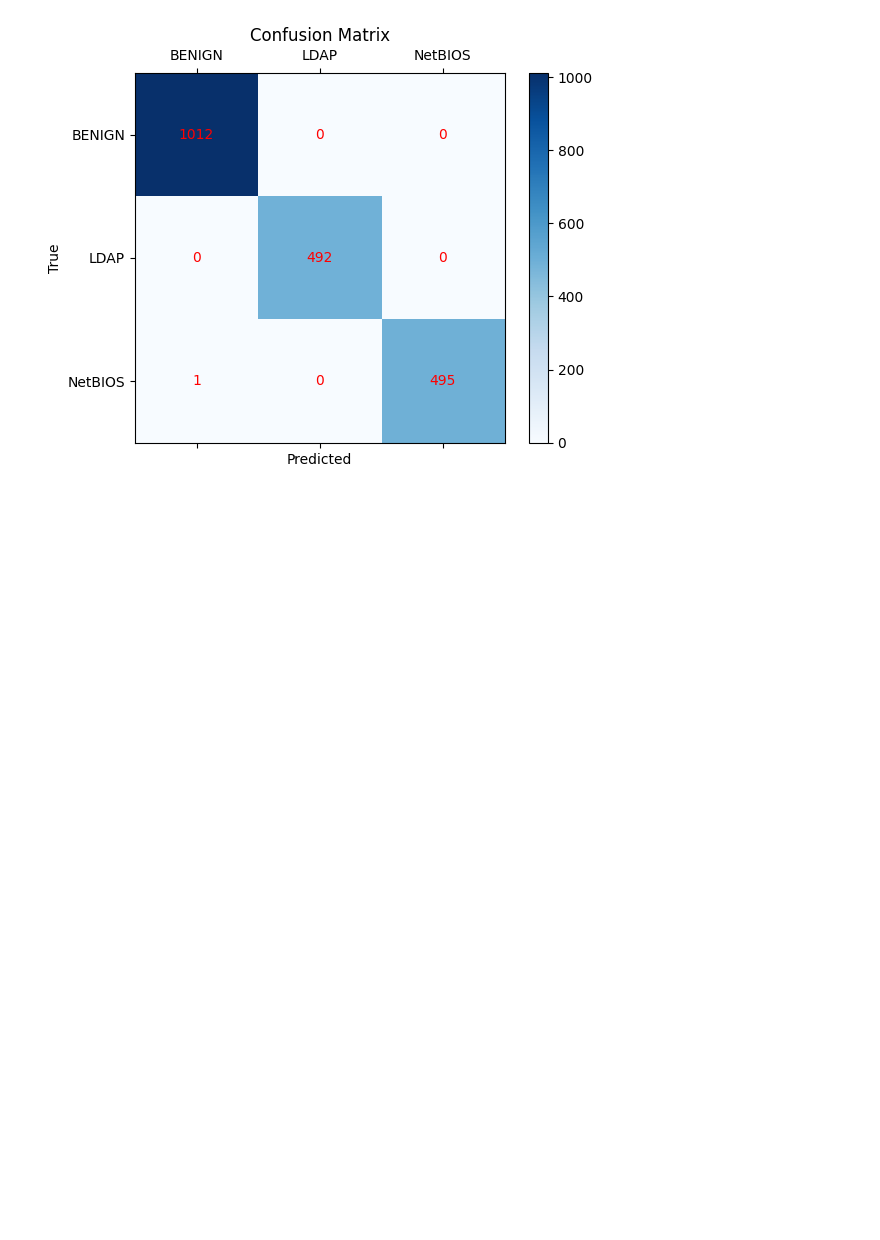
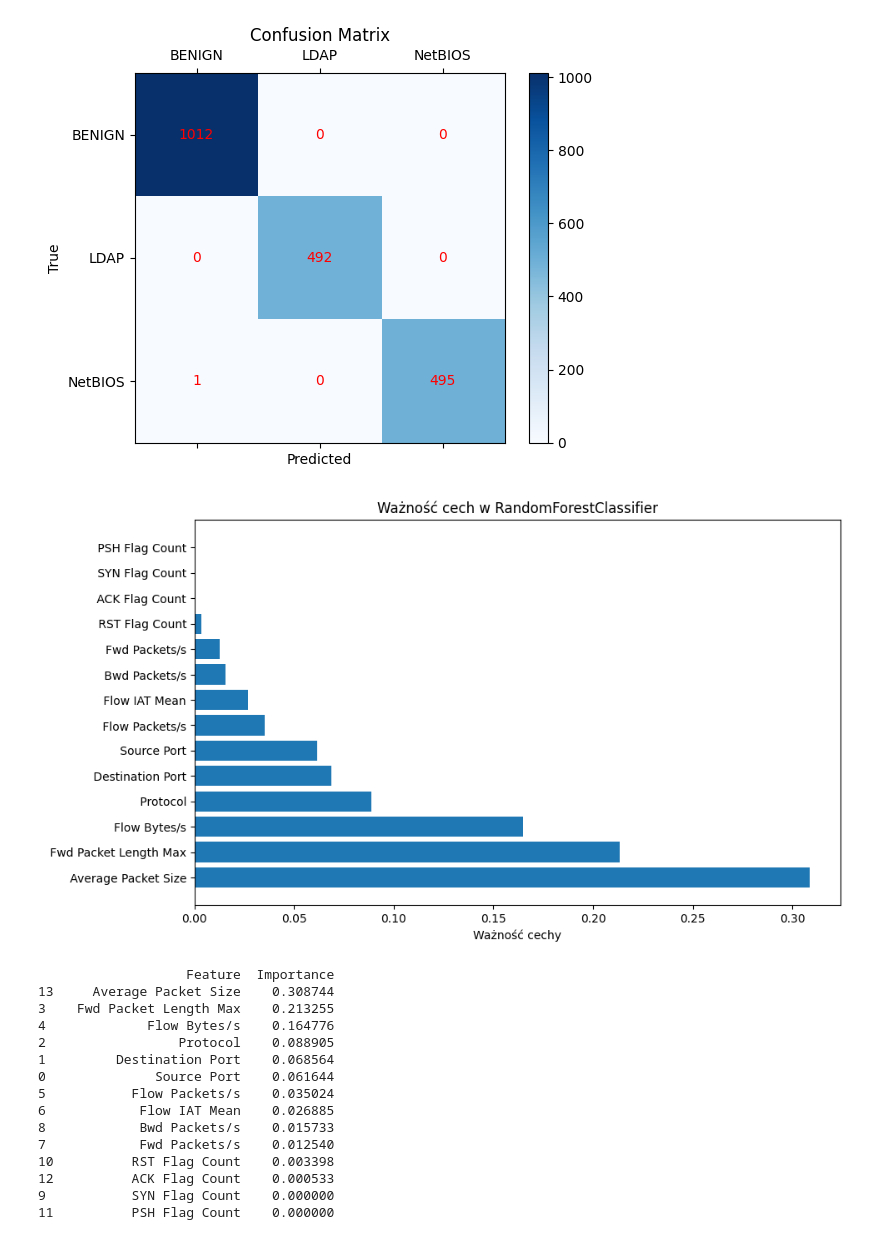
Before and after one commit to akaras161/AI_DDoS_detection, a Jupyter notebook: v2_undersampling_data_set.ipynb, the cells around one changed output. Drawn from its saved outputs; the diff is of its cells as text; code cells hidden in the pictures; blank space fills up the shorter version.

```diff
--- a/v2_undersampling_data_set.ipynb
+++ b/v2_undersampling_data_set.ipynb
@@ -218,3 +218,38 @@ for (i, j), val in np.ndenumerate(cm):
 plt.show()
 # %% [output]
 [figure]
+# %%
+importances = model.feature_importances_
+#Tworzenie DataFrame dla lepszej wizualizacji
+features = X.columns  # Jeśli X_train to DataFrame
+importance_df = pd.DataFrame({'Feature': features, 'Importance': importances})
+
+#Sortowanie cech według ważności
+importance_df = importance_df.sort_values(by='Importance', ascending=False)
+
+#Wyświetlanie wykresu słupkowego
+plt.figure(figsize=(10, 6))
+plt.barh(importance_df['Feature'], importance_df['Importance'])
+plt.xlabel('Ważność cechy')
+plt.title('Ważność cech w RandomForestClassifier')
+plt.show()
+
+#Wyświetlenie tabeli z ważnością cech
+print(importance_df)
+# %% [output]
+[figure, added]
+                   Feature  Importance
+13     Average Packet Size    0.308744
+3    Fwd Packet Length Max    0.213255
+4             Flow Bytes/s    0.164776
+2                 Protocol    0.088905
+1         Destination Port    0.068564
+0              Source Port    0.061644
+5           Flow Packets/s    0.035024
+6            Flow IAT Mean    0.026885
+8            Bwd Packets/s    0.015733
+7            Fwd Packets/s    0.012540
+10          RST Flag Count    0.003398
+12          ACK Flag Count    0.000533
+9           SYN Flag Count    0.000000
+11          PSH Flag Count    0.000000
```
Also changed, not shown: 2 other files.
